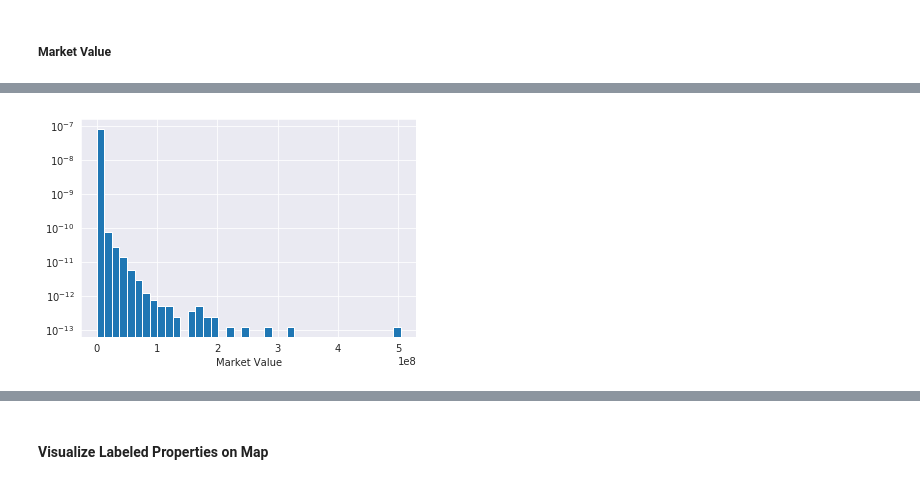
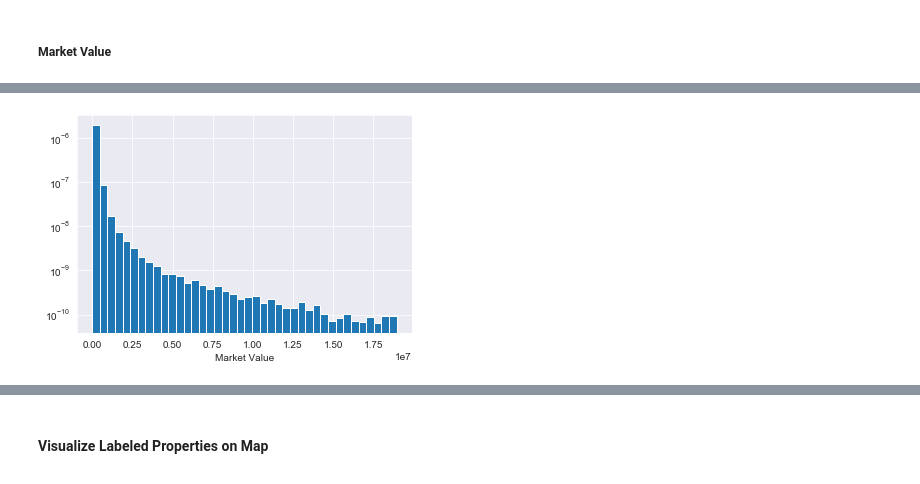
Before and after one commit to mpky/property_project, a Jupyter notebook: notebooks/Bexar_EDA.ipynb, the cells around one changed output, grey strips where cells are left out. Drawn from its saved outputs; the diff is of its cells as text; code cells hidden in the pictures.

```diff
--- a/notebooks/Bexar_EDA.ipynb
+++ b/notebooks/Bexar_EDA.ipynb
@@ -20,5 +11,5 @@ import seaborn as sns
 pd.set_option('display.float_format', lambda x: '%.5f' % x)
 sns.set_style('darkgrid')
 # %%
-# Load in 2019 data from cleaned h5 file
-bexar_df = pd.read_hdf('../data/processed/bexar_merged_df.h5')
+# Load in data
+prop_df = pd.read_hdf('../data/processed/bexar_processed.h5')
@@ -633,6 +25,6 @@ plt.show()
 # %%
-plt.hist(bexar_df.market_value,density=True,bins=40,log=True)
+plt.hist(prop_df.market_value,density=True,bins=40,log=True)
 plt.xlabel('Market Value')
 plt.show()
 # %% [output]
-[figure, old version]
+[figure, new version]
```
Also changed, not shown: parts of 109 cells of this notebook, 2 other files.
